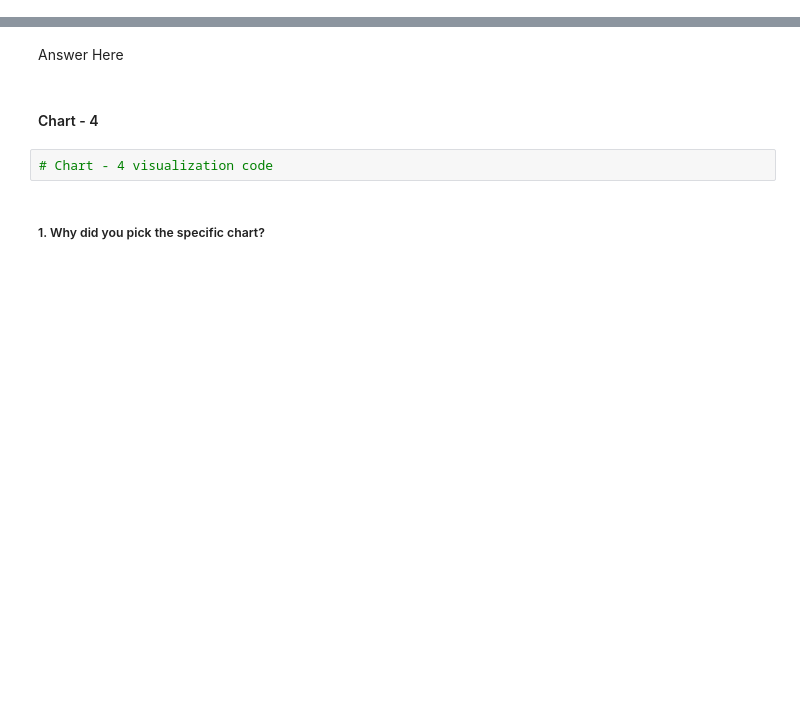
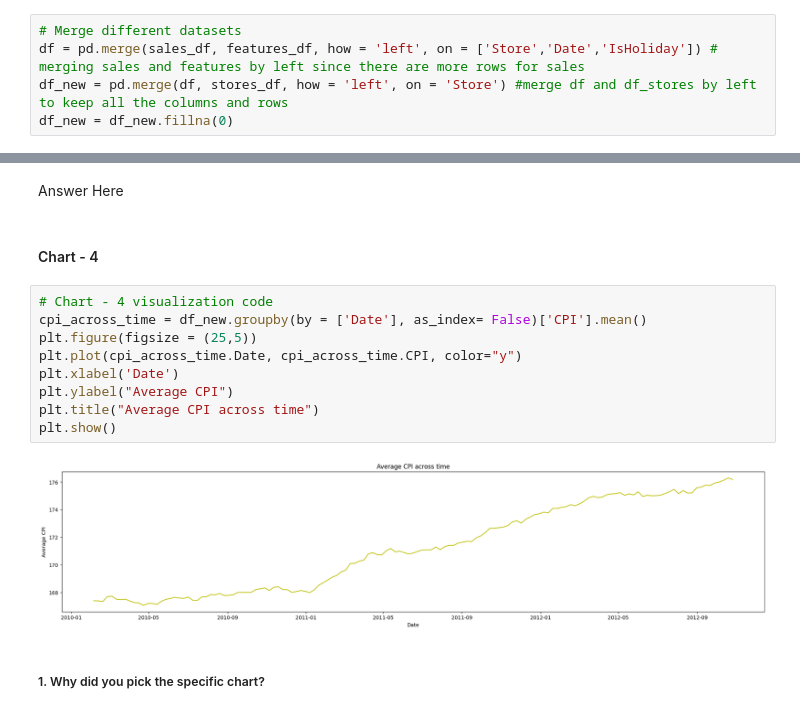
Before and after one commit to KolekarPramod/Integrated-Retail-Analytics-for-Store-Optimization, a Jupyter notebook: Integrated_Retail_Analytics_for_Store_Optimization.ipynb, the cells around one changed output, grey strips where cells are left out. Drawn from its saved outputs; the diff is of its cells as text; blank space fills up the shorter version.

```diff
--- a/Integrated_Retail_Analytics_for_Store_Optimization.ipynb
+++ b/Integrated_Retail_Analytics_for_Store_Optimization.ipynb
@@ -209,0 +407,5 @@ df = pd.merge(features_df, stores_df, on='Store',how='inner')
+# %%
+# Merge different datasets
+df = pd.merge(sales_df, features_df, how = 'left', on = ['Store','Date','IsHoliday']) # merging sales and features by left since there are more rows for sales
+df_new = pd.merge(df, stores_df, how = 'left', on = 'Store') #merge df and df_stores by left to keep all the columns and rows
+df_new = df_new.fillna(0)
@@ -284,8 +505,17 @@ Are there any insights that lead to negative growth? Justify with specific reaso
 Answer Here
 # %% [markdown]
 #### Chart - 4
-# %%
-# Chart - 4 visualization code
+# %%
+# Chart - 4 visualization code
+cpi_across_time = df_new.groupby(by = ['Date'], as_index= False)['CPI'].mean()
+plt.figure(figsize = (25,5))
+plt.plot(cpi_across_time.Date, cpi_across_time.CPI, color="y")
+plt.xlabel('Date')
+plt.ylabel("Average CPI")
+plt.title("Average CPI across time")
+plt.show()
+# %% [output]
+[figure, added]
 # %% [markdown]
 ##### 1. Why did you pick the specific chart?
 # %% [markdown]
```
Also changed, not shown: parts of 47 cells of this notebook, 2 other files.
